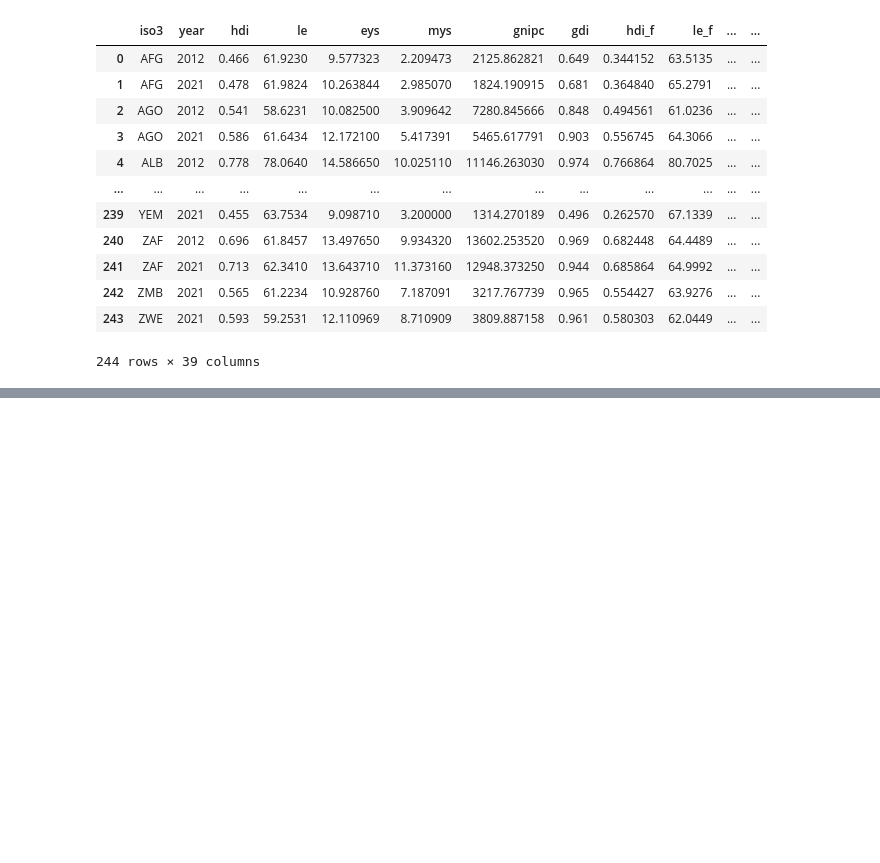
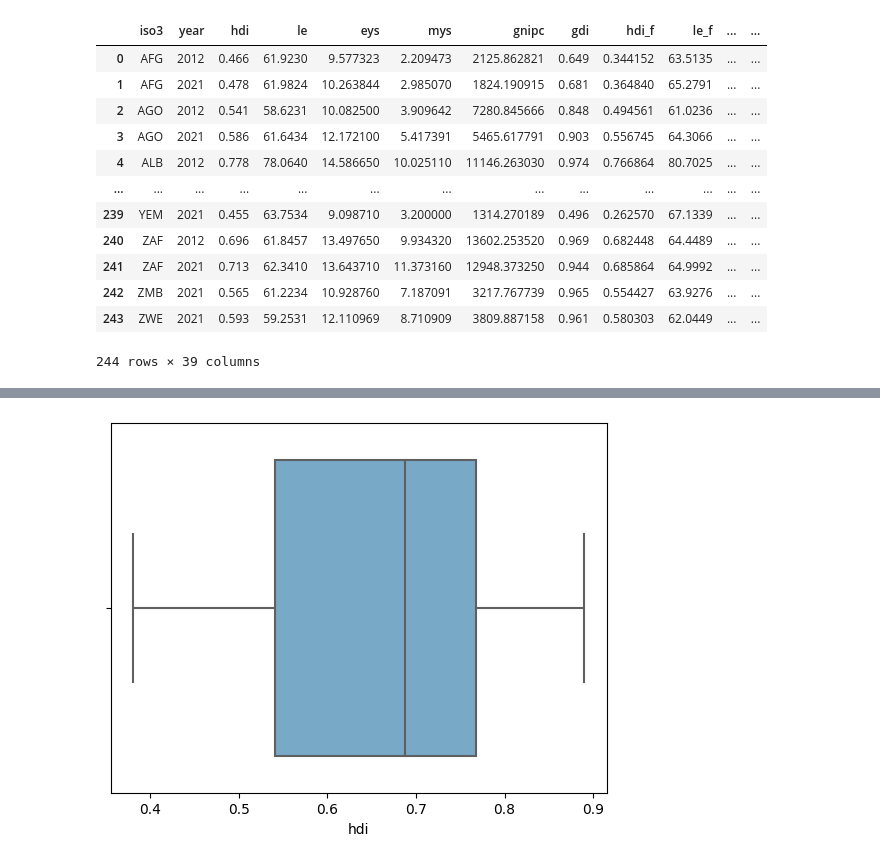
Before and after one commit to HITW-lewagon/HITW, a Jupyter notebook: raw_data.ipynb, the cells around one changed output, grey strips where cells are left out. Saved outputs shown, nothing was run; the diff lists cells and outputs as text; code cells hidden in the pictures; blank space fills up the shorter version.

```diff
--- a/raw_data.ipynb
+++ b/raw_data.ipynb
@@ -207,0 +230,5 @@ X_with_sub_region
+# %%
+sns.boxplot(data=X_with_sub_region, x=X_with_sub_region['hdi'], palette="Blues");
+plt.show()
+# %% [output]
+[figure, added]
```
Also changed, not shown: parts of 19 cells of this notebook.
